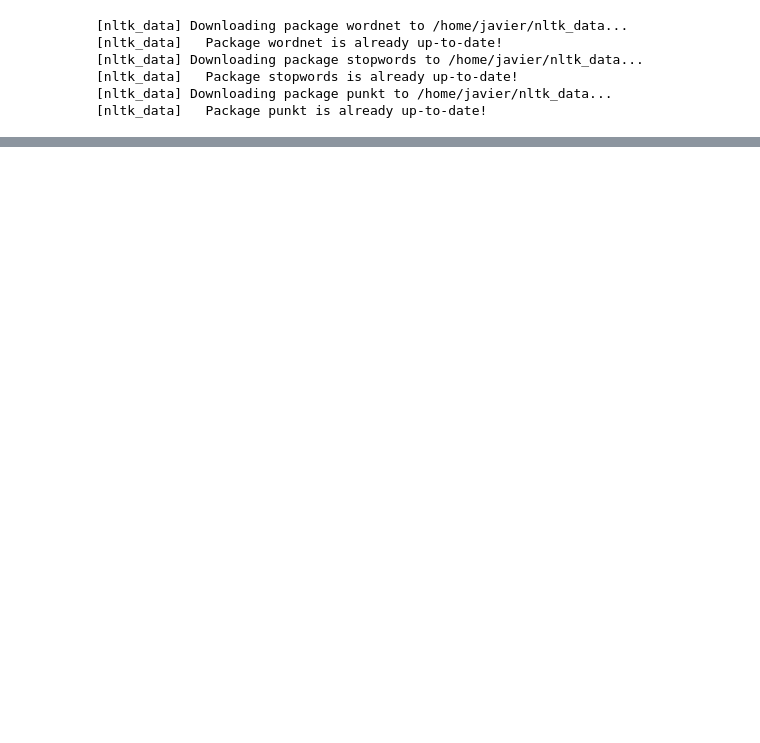
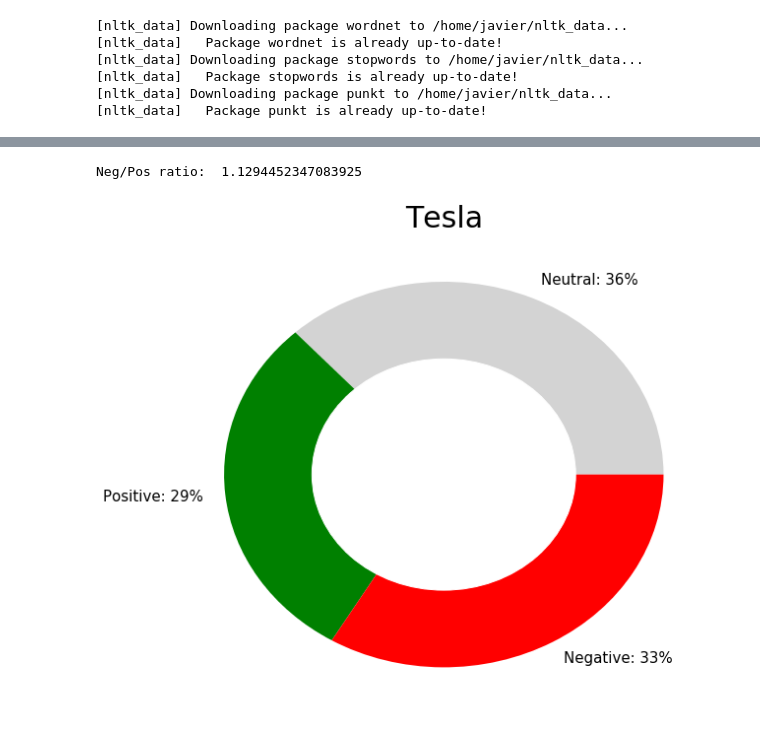
Before and after one commit to Moly-malibu/sentiment_analysis-1, a Jupyter notebook: sentiment_model/final_analysis.ipynb, the cells around one changed output, grey strips where cells are left out. Drawn from its saved outputs; the diff is of its cells as text; code cells hidden in the pictures; blank space fills up the shorter version.

```diff
--- a/sentiment_model/final_analysis.ipynb
+++ b/sentiment_model/final_analysis.ipynb
@@ -331,0 +353,37 @@ plt.show()
+# %%
+import matplotlib.pyplot as plt
+import collections, numpy
+
+matplotlib.rcParams['figure.figsize'] = 10, 9
+matplotlib.rcParams['font.size'] = 15
+
+# Count the various sentiments
+m_count= collections.Counter(sentiment_pred)
+
+size_model=[m_count[0],m_count[1],m_count[-1]]
+
+# Compute the total numbers
+total_number = np.sum(size_model)
+
+# Compute the Percentages
+percents = (np.asarray([m_count[0],m_count[1],m_count[-1]])/total_number)*100.0
+
+print("Neg/Pos ratio: ", m_count[-1]/m_count[1])
+
+# Create a circle for the center of the plot
+my_circle=plt.Circle( (0,0), 0.6, color='white')
+
+
+# create data
+names='Neutral: '+str(int(percents[0]))+"%",'Positive: '+str(int(percents[1]))+"%", 'Negative: '+str(int(percents[2]))+"%"
+
+# Give color names
+plt.title(car_company,size=30)
+plt.pie(size_model, labels=names, colors=['lightgrey','green','red'])
+p=plt.gcf()
+p.gca().add_artist(my_circle)
+plt.savefig(car_company+".pdf",bboxes="tight")
+plt.show()
+# %% [output]
+Neg/Pos ratio:  1.1294452347083925
+[figure, added]
```
Also changed, not shown: parts of 15 cells of this notebook, 9 other files.
